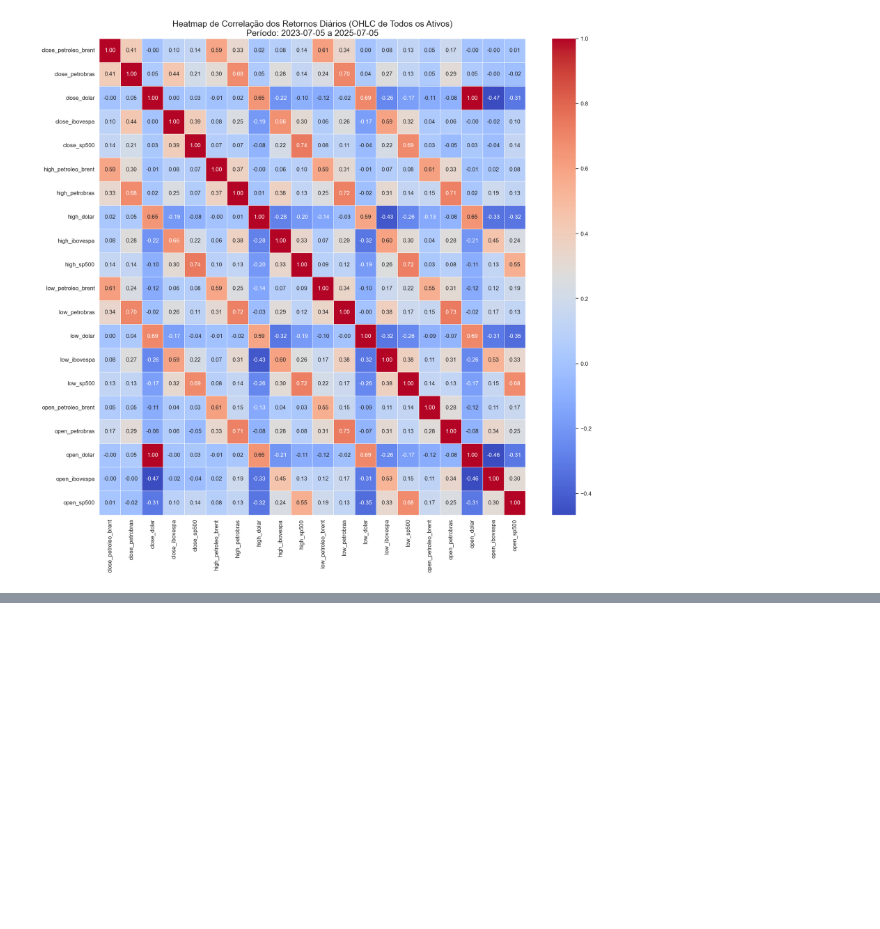
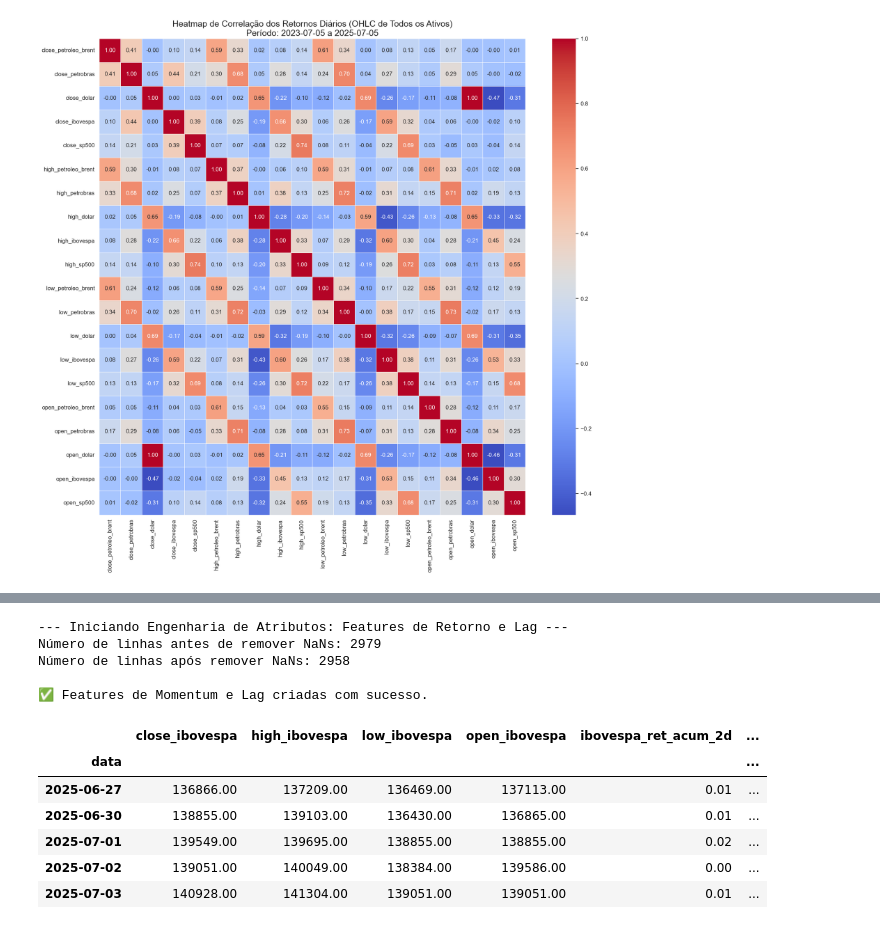
Before and after one commit to Carllux/FIAP-TC-2, a Jupyter notebook: notebooks/01_analise_exploratoria.ipynb, the cells around one changed output, grey strips where cells are left out. Cells and saved outputs as stored; diff of their text form; code cells hidden in the pictures; blank space fills up the shorter version.

```diff
--- a/notebooks/01_analise_exploratoria.ipynb
+++ b/notebooks/01_analise_exploratoria.ipynb
@@ -522,0 +602,55 @@ Essa análise reforça a importância de aplicar **janelas móveis** ou **modela
+# %%
+# O DataFrame 'df' já foi carregado e está com o índice de data.
+
+print("--- Iniciando Engenharia de Atributos: Features de Retorno e Lag ---")
+
+# 1. Identificar todas as colunas de fechamento que já foram renomeadas
+colunas_close = [col for col in df.columns if col.startswith('close_')]
+
+# 2. Criar features de "Momentum" (retorno acumulado de N dias)
+periodos_momentum = [2, 5, 10, 21] # Retorno dos últimos 2, 5, 10 e 21 dias úteis (aprox. 1 mês)
+for col in colunas_close:
+    nome_base = col.replace('close_', '')
+    for p in periodos_momentum:
+        df[f'{nome_base}_ret_acum_{p}d'] = df[col].pct_change(periods=p)
+
+# 3. Criar features de "Lag" (retorno exato de N dias atrás)
+# Primeiro, calculamos o retorno diário para todas as colunas de fechamento
+df_retornos_diarios = df[colunas_close].pct_change(periods=1)
+
+# Renomeamos as colunas para um formato limpo, ex: 'ibovespa_ret_diario'
+df_retornos_diarios.columns = [f'{col.replace("close_", "")}_ret_diario' for col in colunas_close]
+
+# Agora, criamos os lags sobre esses retornos diários
+periodos_de_lag = [1, 2, 3, 5] # Retorno de 1, 2, 3 e 5 dias atrás
+colunas_para_lag = df_retornos_diarios.columns.tolist()
+
+df_lagged = pd.DataFrame(index=df.index)
+for lag in periodos_de_lag:
+    for col in colunas_para_lag:
+        # O nome da nova coluna será ex: 'ibovespa_ret_diario_lag_1'
+        df_lagged[f'{col}_lag_{lag}'] = df_retornos_diarios[col].shift(lag)
+
+# 4. Juntar todas as novas features ao DataFrame principal
+df = pd.concat([df, df_retornos_diarios, df_lagged], axis=1)
+
+# 5. Limpeza final dos NaNs gerados por todos os cálculos
+print(f"Número de linhas antes de remover NaNs: {len(df)}")
+df.dropna(inplace=True)
+print(f"Número de linhas após remover NaNs: {len(df)}")
+
+print("\n✅ Features de Momentum e Lag criadas com sucesso.")
+display(df.filter(like='ibovespa').tail())
+# %% [output]
+--- Iniciando Engenharia de Atributos: Features de Retorno e Lag ---
+Número de linhas antes de remover NaNs: 2979
+Número de linhas após remover NaNs: 2958
+
+✅ Features de Momentum e Lag criadas com sucesso.
+|  | close_ibovespa | high_ibovespa | low_ibovespa | open_ibovespa | ibovespa_ret_acum_2d | ... |
+| data |  |  |  |  |  | ... |
+| 2025-06-27 | 136866.00 | 137209.00 | 136469.00 | 137113.00 | 0.01 | ... |
+| 2025-06-30 | 138855.00 | 139103.00 | 136430.00 | 136865.00 | 0.01 | ... |
+| 2025-07-01 | 139549.00 | 139695.00 | 138855.00 | 138855.00 | 0.02 | ... |
+| 2025-07-02 | 139051.00 | 140049.00 | 138384.00 | 139586.00 | 0.00 | ... |
+| 2025-07-03 | 140928.00 | 141304.00 | 139051.00 | 139051.00 | 0.01 | ... |
```
Also changed, not shown: parts of 9 cells of this notebook.
